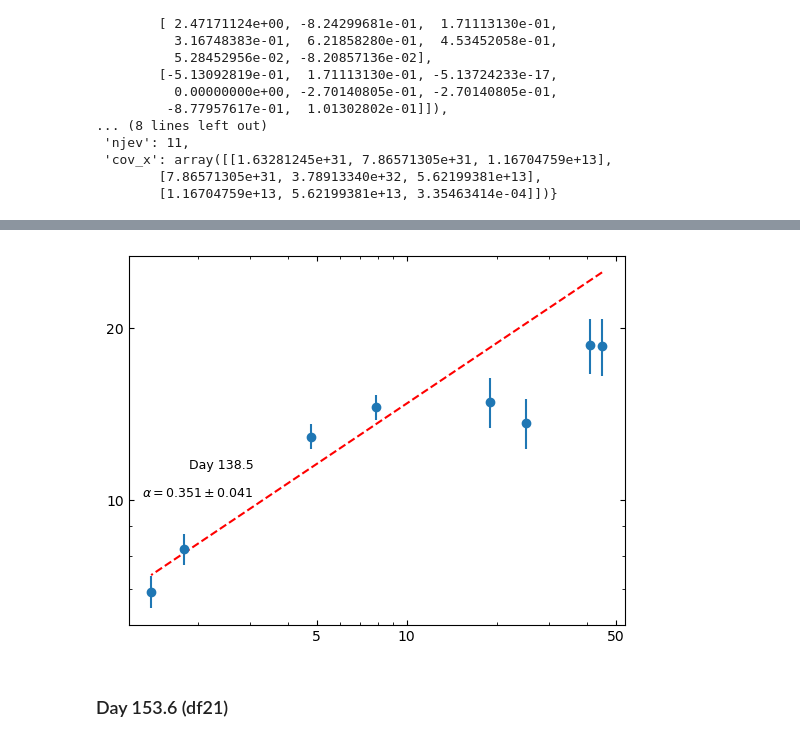
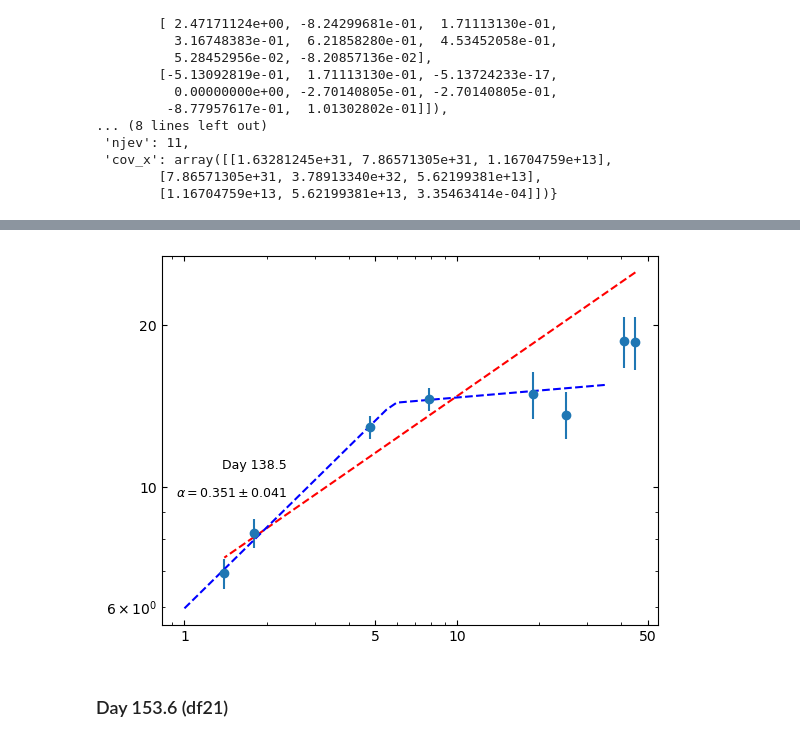
Before and after one commit to Wilhelm005/Research-Code, a Jupyter notebook: V407_Spectral_Index.ipynb, the cells around one changed output, grey strips where cells are left out. Drawn from its saved outputs; the diff is of its cells as text; code cells hidden in the pictures.

```diff
--- a/V407_Spectral_Index.ipynb
+++ b/V407_Spectral_Index.ipynb
@@ -2955,23 +4026,24 @@ The error/standard deviation is 0.040622919295151584
 # %%
 #plotting to check
 fig,ax = plt.subplots()
 mask = df20['Flux'] > 3 * df20['Error (gaussfit or image)']  # apply detection threshold
 mask2 = df20['Flux'] < 3 * df20['Error (gaussfit or image)']  # apply detection threshold
 if mask.any():  # proceed only if at least one detection
     ax.errorbar(df20['Freq'][mask], df20['Flux'][mask], yerr=yerr20, fmt='o')
     ax.scatter(df20['Freq'][mask2], (df20['Flux'][mask2] + 3*df20['Error (gaussfit or image)'][mask2]), marker='v')
     ax.set_xscale('log')
     ax.set_xticks([1, 5, 10, 50], labels=['1', '5', '10', '50'])
     ax.set_yscale('log')
     ax.set_yticks([1, 5, 10, 20, 50], labels=['1', '5', '10', '20', '50'])
     ax.annotate('Day 138.5', xy=(90, 120), xycoords='axes points', size=9, ha='right', va='top', bbox=dict(boxstyle='round', fc='w', ec="w"))
     ax.tick_params(axis='both', which='both', direction='in', top=True, right=True)
     ax.plot(df20['Freq'][mask], fit_model_weights20(df20['Freq'][mask]), 'r--')
+    ax.plot(x_freq, fw_BPL20(x_freq),  'b--')
     ax.annotate('${\u03B1 = 0.351 \\pm 0.041}$', xy=(90, 100), xycoords='axes points', size=9, ha='right', va='top', bbox=dict(boxstyle='round', fc='w', ec="w"))
 
 plt.show();
 # %% [output]
-[figure, old version]
+[figure, new version]
 # %% [markdown]
 ### Day 153.6 (df21)
 # %%
```
Also changed, not shown: parts of 84 cells of this notebook.
